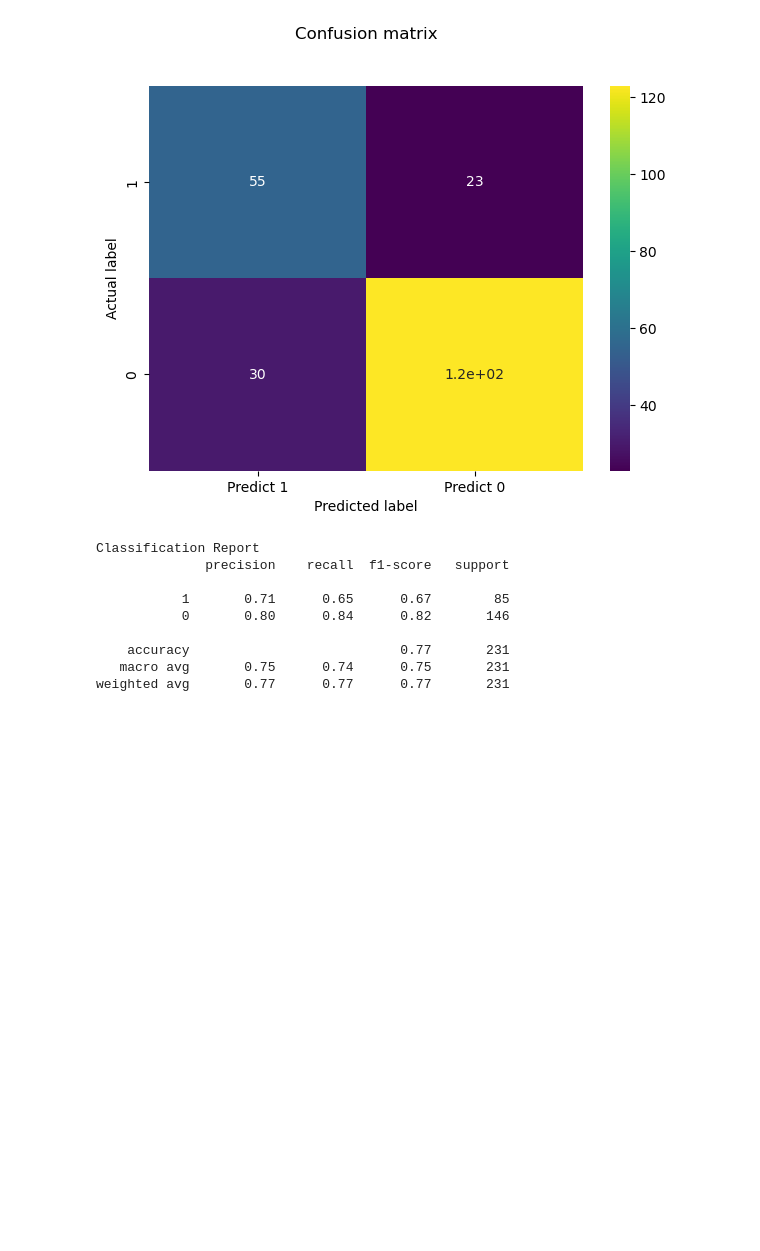
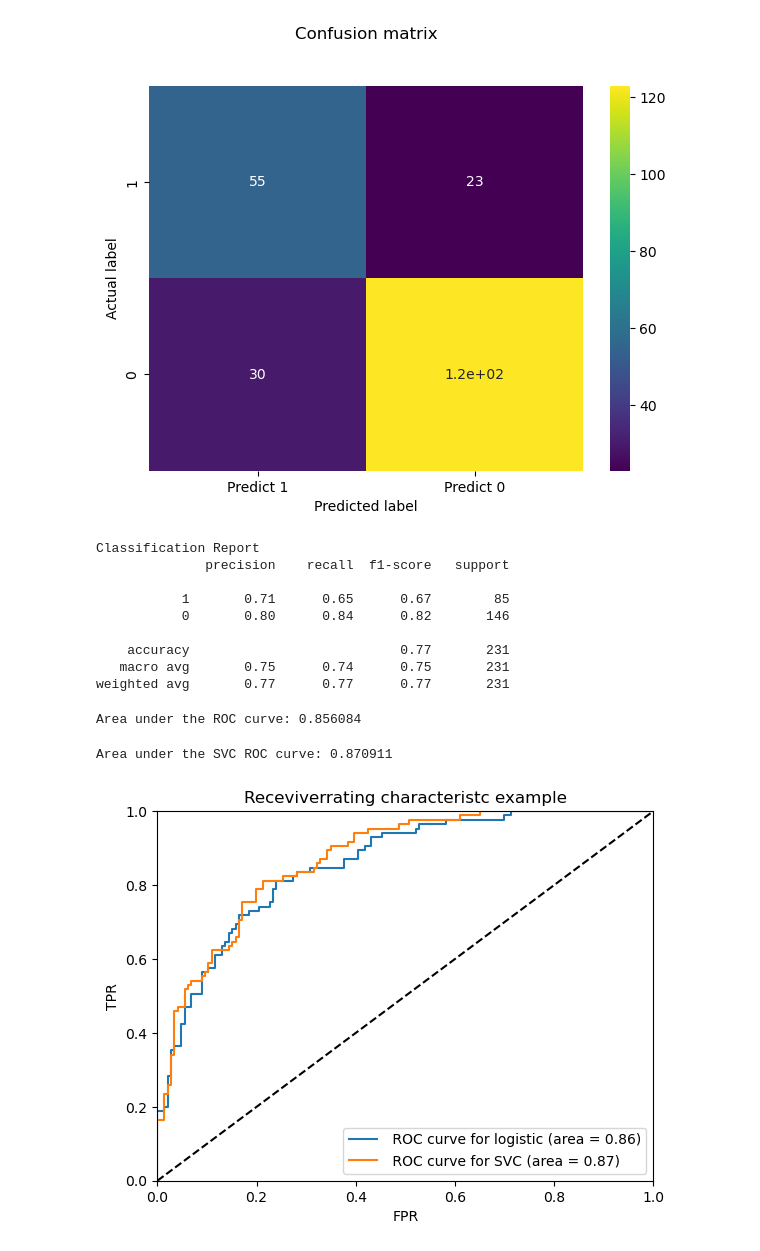
Before and after one commit to Vic3sax/Diabetes-Prediction-Model, a Jupyter notebook: Logistic and GuaussianNB.ipynb, the cells around one changed output. Cells and saved outputs as stored; diff of their text form; code cells hidden in the pictures; blank space fills up the shorter version.

```diff
--- a/Logistic and GuaussianNB.ipynb
+++ b/Logistic and GuaussianNB.ipynb
@@ -307,0 +310,22 @@ weighted avg       0.77      0.77      0.77       231
+# %%
+model1 = SVC(kernel='linear', probability=True)
+
+model1.fit(x_train,y_train)
+
+probas = model.predict_proba(x_test)
+probas1 = model1.predict_proba(x_test)
+# %%
+from sklearn.metrics import roc_curve, auc
+
+fpr, tpr, thresholds = roc_curve(y_test, probas[:,1])
+roc_auc = auc(fpr, tpr)
+print('Area under the Logistic regression ROC curve: %f' % roc_auc)
+# %% [output]
+Area under the ROC curve: 0.856084
+# %%
+
+fpr1, tpr1, thresholds1 = roc_curve(y_test, probas1[:,1])
+roc_auc1 = auc(fpr1, tpr1)
+print('Area under the SVC ROC curve: %f' % roc_auc1)
+# %% [output]
+Area under the SVC ROC curve: 0.870911
@@ -307,0 +334,14 @@ weighted avg       0.77      0.77      0.77       231
+# %%
+plt.clf()
+plt.plot(fpr, tpr, label=' ROC curve for logistic (area = %0.2f)' % roc_auc)
+plt.plot(fpr1, tpr1, label=' ROC curve for SVC (area = %0.2f)' % roc_auc1)
+plt.plot([0,1], [0,1], 'k--')
+plt.xlim([0.0, 1.0])
+plt.ylim([0.0, 1.0])
+plt.xlabel('FPR')
+plt.ylabel('TPR')
+plt.title('Receviverrating characteristc example')
+plt.legend(loc='lower right')
+plt.show()
+# %% [output]
+[figure, added]
```
Also changed, not shown: parts of 3 cells of this notebook.
